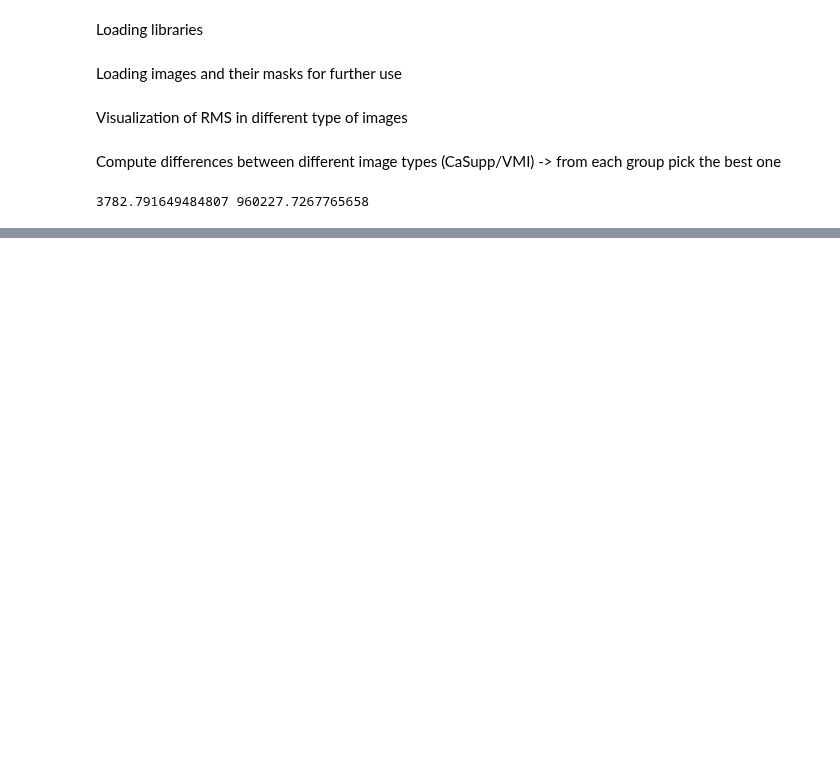
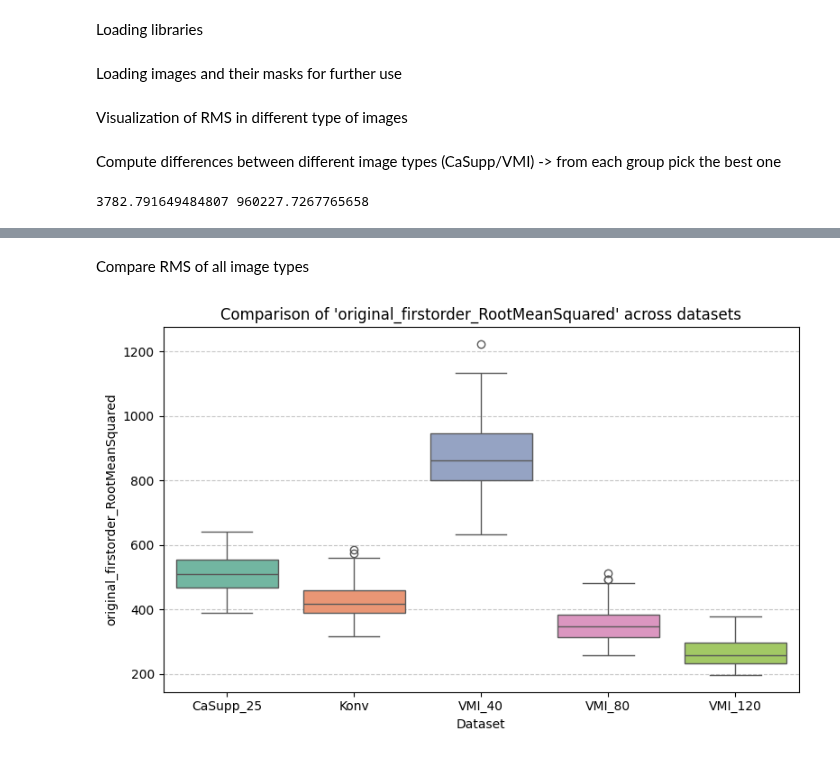
Before and after one commit to lukas1110/Analysis-of-multiple-myelomas-from-dual-CT, a Jupyter notebook: data_analysis/image_analysis.ipynb, the cells around one changed output, grey strips where cells are left out. Cells and saved outputs as stored; diff of their text form; code cells hidden in the pictures; blank space fills up the shorter version.

```diff
--- a/data_analysis/image_analysis.ipynb
+++ b/data_analysis/image_analysis.ipynb
@@ -221,0 +288,38 @@ plt.show()
+# %% [markdown]
+Compare RMS of all image types
+# %%
+# RMS for lesions datasets
+df_c25 = pd.read_csv(r"D:\DP\CSV\merged_CaSupp_25_radiomics_spine_lesions_features.csv")
+df_konv = pd.read_csv(r"D:\DP\CSV\merged_konv_radiomics_spine_lesions_features.csv")
+df_vmi40 = pd.read_csv(r"D:\DP\CSV\merged_monoe_40kev_radiomics_spine_lesions_features.csv")
+df_vmi80 = pd.read_csv(r"D:\DP\CSV\merged_monoe_80kev_radiomics_spine_lesions_features.csv")
+df_vmi120 = pd.read_csv(r"D:\DP\CSV\merged_monoe_120kev_radiomics_spine_lesions_features.csv")
+
+feature_name = "original_firstorder_RootMeanSquared"
+
+data = pd.DataFrame({
+    "Dataset": [
+        "CaSupp_25"] * len(df_c25) +
+        ["Konv"] * len(df_konv) +
+        ["VMI_40"] * len(df_vmi40) +
+        ["VMI_80"] * len(df_vmi80) +
+        ["VMI_120"] * len(df_vmi120),
+    "Feature Value": (
+        list(df_c25[feature_name]) +
+        list(df_konv[feature_name]) +
+        list(df_vmi40[feature_name]) +
+        list(df_vmi80[feature_name]) +
+        list(df_vmi120[feature_name])
+    )
+})
+
+plt.figure(figsize=(8,5))
+sns.boxplot(x="Dataset", y="Feature Value", data=data, palette="Set2", hue="Dataset")
+plt.title(f"Comparison of '{feature_name}' across datasets")
+plt.xlabel("Dataset")
+plt.ylabel(feature_name)
+plt.grid(axis="y", linestyle="--", alpha=0.7)
+plt.tight_layout()
+plt.show()
+# %% [output]
+[figure, added]
```
Also changed, not shown: parts of 7 cells of this notebook.
